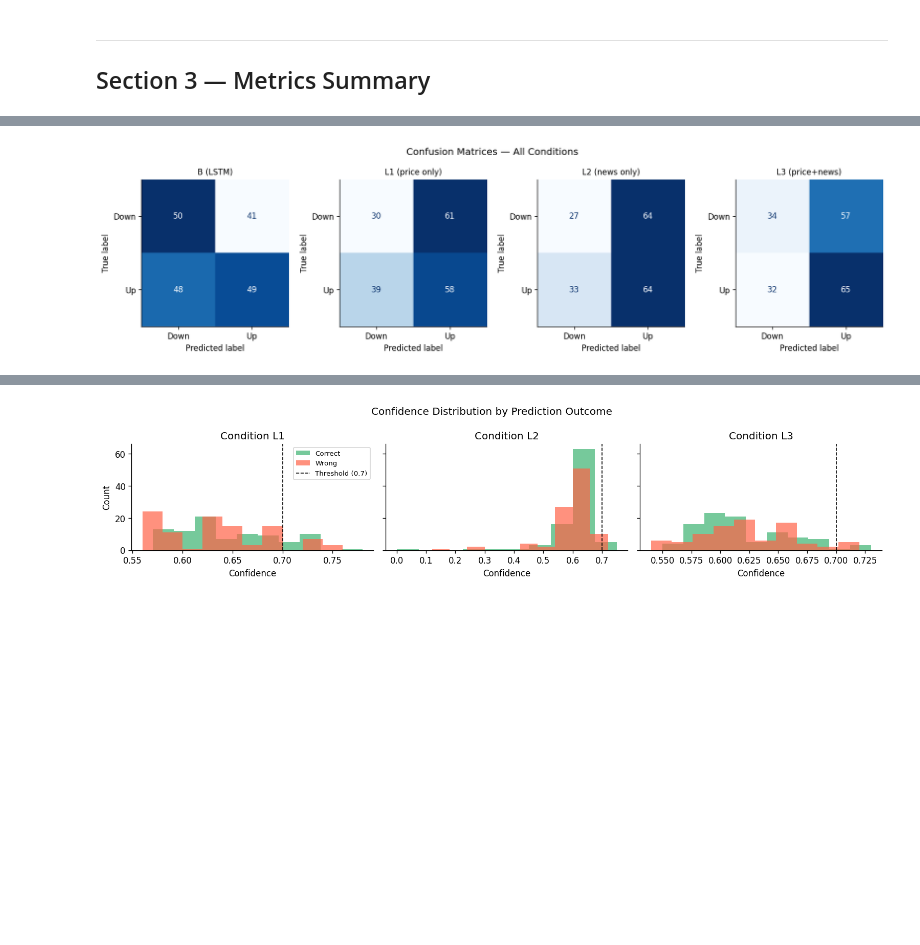
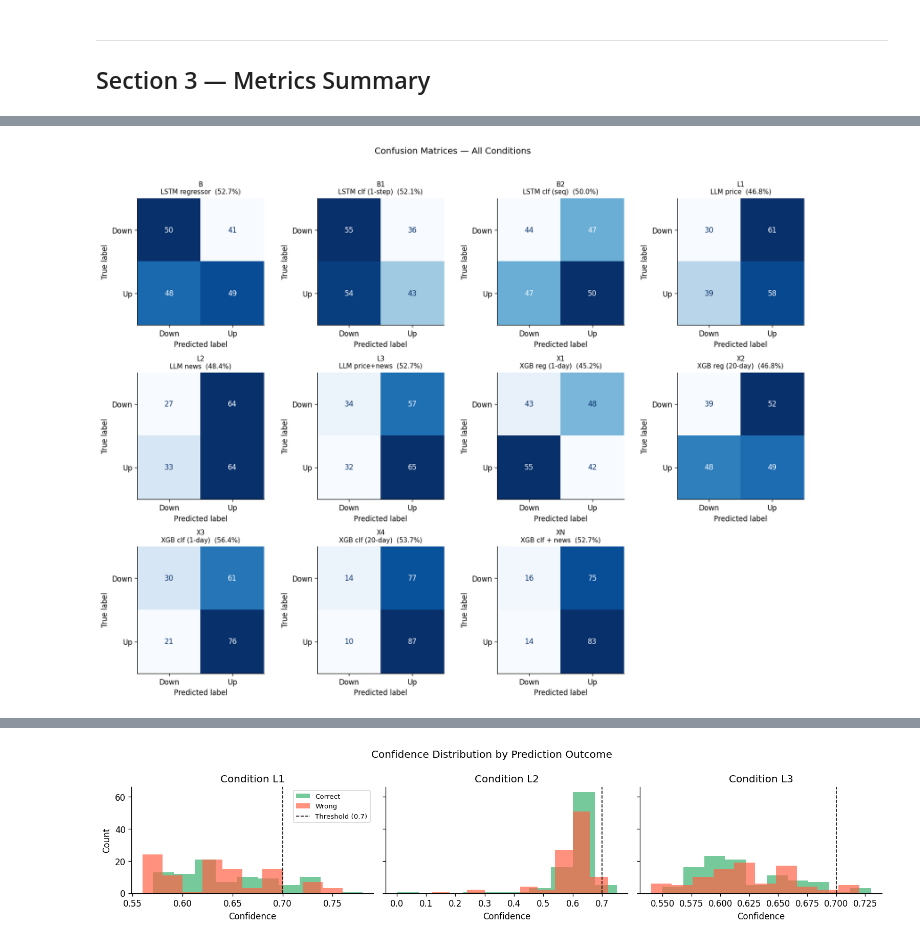
Before and after one commit to mhaefke23/llm-stock-prediction, a Jupyter notebook: notebooks/analysis.ipynb, the cells around one changed output, grey strips where cells are left out. Cells and saved outputs as stored; diff of their text form; code cells hidden in the pictures; blank space fills up the shorter version.

```diff
--- a/notebooks/analysis.ipynb
+++ b/notebooks/analysis.ipynb
@@ -234,26 +320,42 @@ Random baseline: 50.0%
 # %%
-# ── Confusion matrices for all four conditions ────────────────────────────────
+# ── Confusion matrices for all conditions ─────────────────────────────────────
 from sklearn.metrics import confusion_matrix, ConfusionMatrixDisplay
 
-conditions = [
-    (pred_B,  'B (LSTM)',        'actual_direction', 'predicted_direction'),
-    (pred_L1, 'L1 (price only)', 'actual_direction', 'predicted_direction'),
-    (pred_L2, 'L2 (news only)',  'actual_direction', 'predicted_direction'),
-    (pred_L3, 'L3 (price+news)', 'actual_direction', 'predicted_direction'),
+all_clf_conditions = [
+    (pred_B,  'B\nLSTM regressor'),
+    (pred_B1, 'B1\nLSTM clf (1-step)'),
+    (pred_B2, 'B2\nLSTM clf (seq)'),
+    (pred_L1, 'L1\nLLM price'),
+    (pred_L2, 'L2\nLLM news'),
+    (pred_L3, 'L3\nLLM price+news'),
+    (pred_X1, 'X1\nXGB reg (1-day)'),
+    (pred_X2, 'X2\nXGB reg (20-day)'),
+    (pred_X3, 'X3\nXGB clf (1-day)'),
+    (pred_X4, 'X4\nXGB clf (20-day)'),
+    (pred_XN, 'XN\nXGB clf + news'),
 ]
 
-fig, axes = plt.subplots(1, 4, figsize=(14, 3.5))
+n_cols = 4
+n_rows = (len(all_clf_conditions) + n_cols - 1) // n_cols  # 3
 
-for ax, (df, label, act_col, pred_col) in zip(axes, conditions):
-    df_clean = df.dropna(subset=[act_col, pred_col])
-    cm = confusion_matrix(df_clean[act_col].astype(int), df_clean[pred_col].astype(int))
+fig, axes = plt.subplots(n_rows, n_cols, figsize=(14, 3.5 * n_rows))
+
+for i, (df, label) in enumerate(all_clf_conditions):
+    ax = axes[i // n_cols, i % n_cols]
+    df_clean = df.dropna(subset=['actual_direction', 'predicted_direction'])
+    cm = confusion_matrix(df_clean['actual_direction'].astype(int),
+                          df_clean['predicted_direction'].astype(int))
     disp = ConfusionMatrixDisplay(cm, display_labels=['Down', 'Up'])
     disp.plot(ax=ax, colorbar=False, cmap='Blues')
-    ax.set_title(label, fontsize=10)
+    acc = (df_clean['actual_direction'] == df_clean['predicted_direction']).mean()
+    ax.set_title(f'{label}  ({acc:.1%})', fontsize=9)
+
+for j in range(len(all_clf_conditions), n_rows * n_cols):
+    axes[j // n_cols, j % n_cols].set_visible(False)
 
 fig.suptitle('Confusion Matrices — All Conditions', y=1.02)
 fig.tight_layout()
 plt.savefig(f'{ROOT}/results/figures/confusion_matrices.png', bbox_inches='tight')
 plt.show()
 # %% [output]
-[figure, old version]
+[figure, new version]
```
Also changed, not shown: parts of 8 cells of this notebook, 18 other files.
